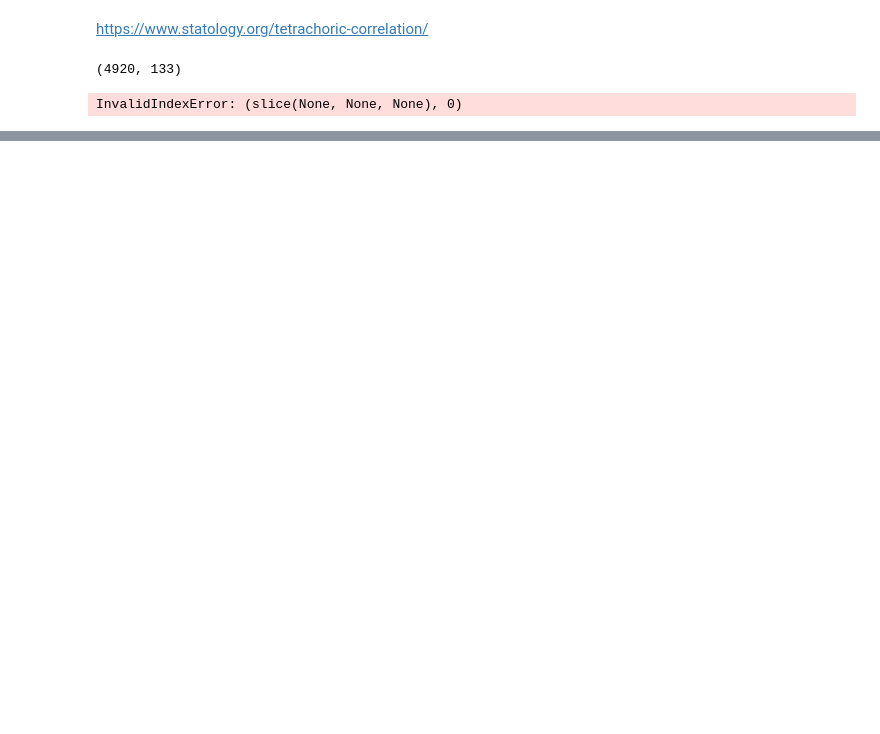
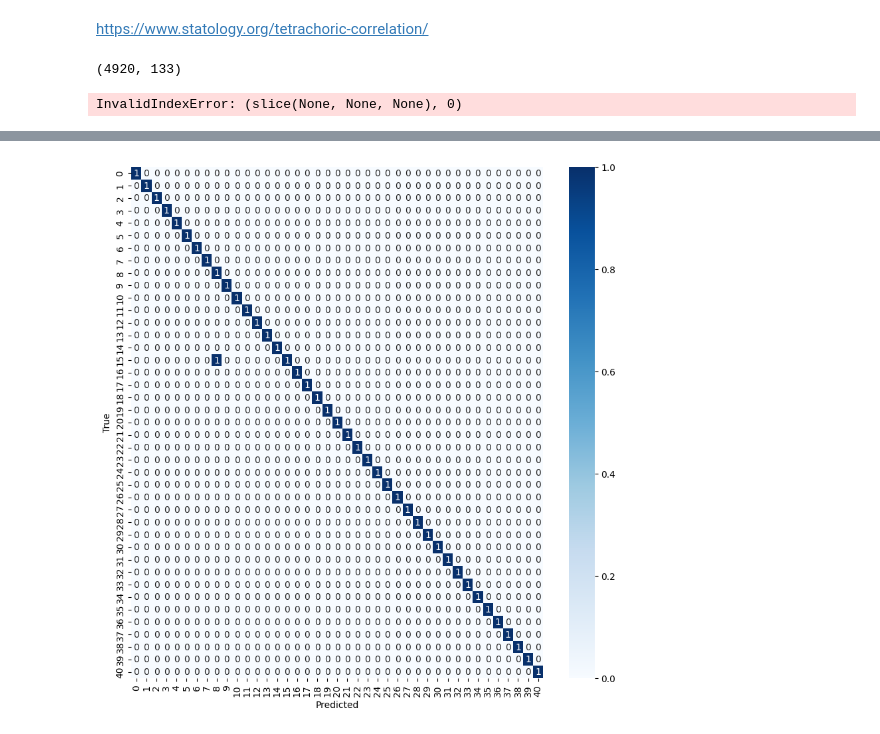
Before and after one commit to pi-sister/544Project, a Jupyter notebook: EDA.ipynb, the cells around one changed output, grey strips where cells are left out. Cells and saved outputs as stored; diff of their text form; code cells hidden in the pictures; blank space fills up the shorter version.

```diff
--- a/EDA.ipynb
+++ b/EDA.ipynb
@@ -148,3 +177,12 @@ for i in range(n_feature):
 rff = np.mean(rff_all)
 # %% [output]
 InvalidIndexError: (slice(None, None, None), 0)
+# %%
+from sklearn.ensemble import RandomForestClassifier
+
+model = RandomForestClassifier(n_estimators=100, random_state=0)
+
+X_train = training_data.drop(columns=["prognosis"])
+y_train = training_data["prognosis"]
+
+model.fit(X_train, y_train)
@@ -150,0 +191,13 @@ InvalidIndexError: (slice(None, None, None), 0)
+# %%
+from sklearn.metrics import accuracy_score, confusion_matrix
+
+X_test = testing_data.drop(columns=["prognosis"])
+y_test = testing_data["prognosis"]
+
+y_pred = model.predict(X_test)
+
+accuracy = accuracy_score(y_test, y_pred)
+print(f"Accuracy: {accuracy}")
+
+conf_m = confusion_matrix(y_test, y_pred)
+print(conf_m)
@@ -150,0 +213,11 @@ InvalidIndexError: (slice(None, None, None), 0)
+# %%
+import seaborn as sns
+
+plt.figure(figsize=(10, 10))
+sns.heatmap(conf_m, annot=True, fmt="d", cmap="Blues")
+plt.xlabel("Predicted")
+plt.ylabel("True")
+
+plt.show()
+# %% [output]
+[figure, added]
```
Also changed, not shown: parts of 6 cells of this notebook.
